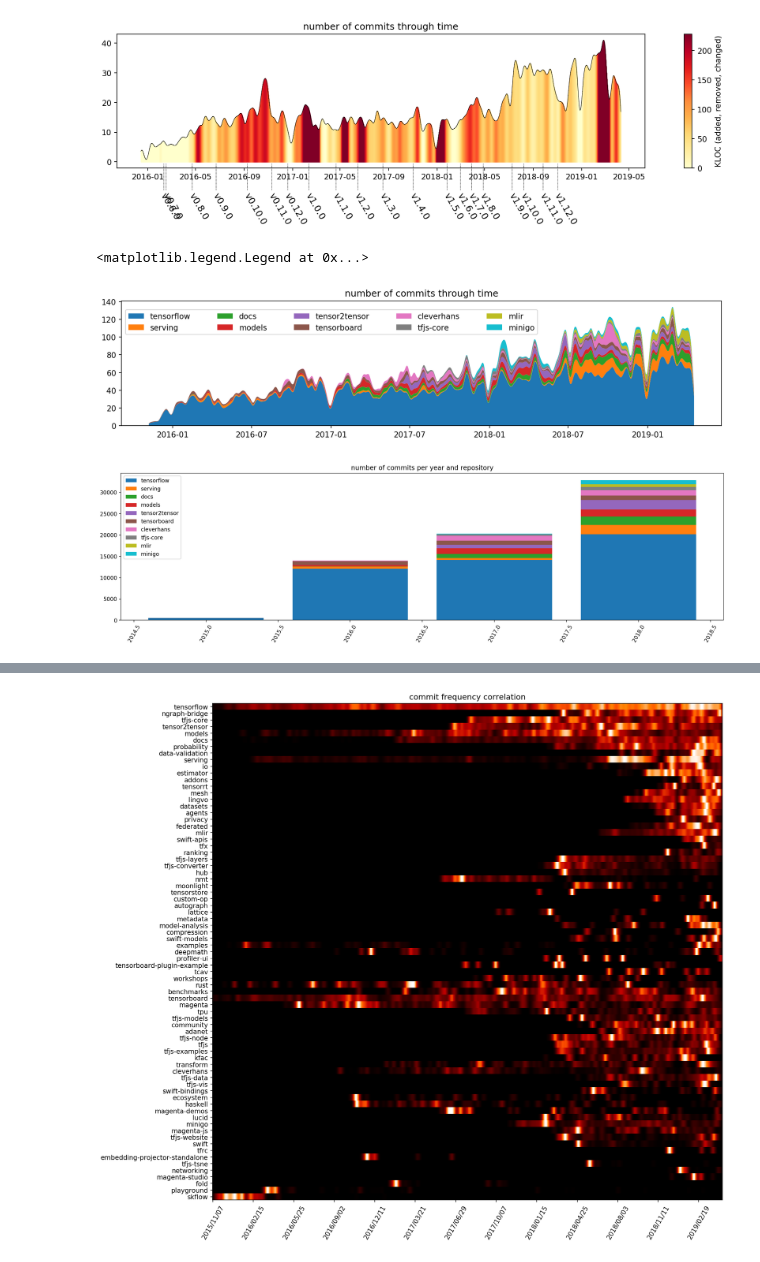
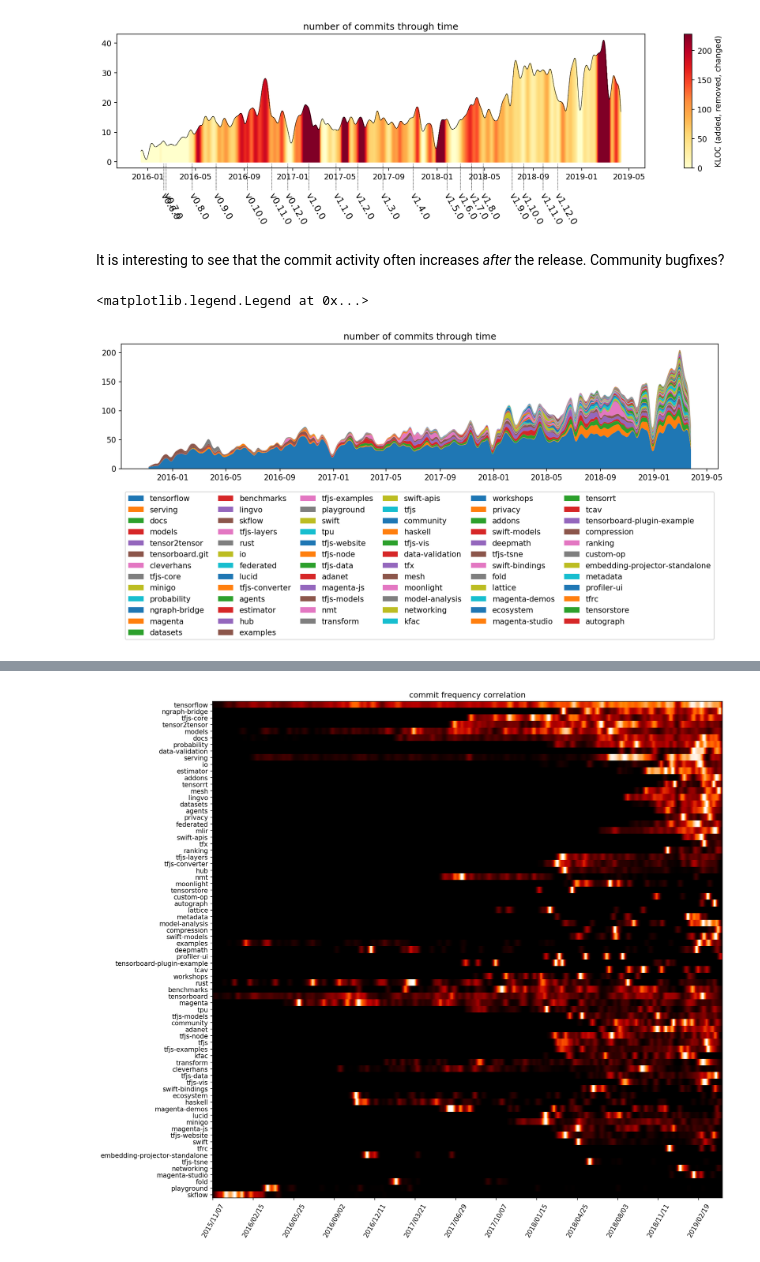
Before and after one commit to src-d/engine-analyses, a Jupyter notebook: tensorflow.ipynb, the cells around one changed output, grey strips where cells are left out. Saved outputs shown, nothing was run; the diff lists cells and outputs as text; code cells hidden in the pictures.

```diff
--- a/tensorflow.ipynb
+++ b/tensorflow.ipynb
@@ -243,0 +244,2 @@ for i, repo in enumerate(repos):
+# %%
+rcParams["figure.figsize"] = (14, 3)
@@ -556,17 +553,15 @@ from labours import ProtobufReader
 reader = ProtobufReader()
 reader.read(tensorflow_hercules)
 name = reader.get_name()
-start_date, end_date = reader.get_header()
-start_date, end_date = map(datetime.datetime.fromtimestamp, [start_date, end_date])
-start_date, end_date = map(lambda dt: datetime.datetime(dt.year, dt.month, dt.day), [start_date, end_date])
+start_date, end_date = [datetime.datetime.fromtimestamp(dt).date() for dt in reader.get_header()]
 people, days_herc = reader.get_devs()
 date_index = {start_date + datetime.timedelta(days=i):i for i in range((end_date - start_date).days + 1)}
 # %%
-# find gardener
-gardener_id = [i for i, p in enumerate(people) if "gardener@tensorflow.org" in p]
-assert len(gardener_id) == 1, gardener_id
-gardener_id = gardener_id[0]
-print(people[gardener_id])
+# find the Gardener
+gardener_indexes = [i for i, p in enumerate(people) if "gardener@tensorflow.org" in p]
+assert len(gardener_indexes) == 1, gardener_indexes
+gardener_index = gardener_indexes[0]
+print(people[gardener_index])
 # %% [output]
 a. unique tensorflower|tensorflower gardener|gardener@tensorflow.org|nobody@tensorflow.org
 # %%
@@ -603,7 +598,7 @@ for y, m, d, c in zip(years_gardener, months_gardener, days_gardener, counts_gar
 # hercules data
 for day_ind, devs in days_herc.items():
         for developer_ind, stats in devs.items():
-            if gardener_id == developer_ind:
+            if gardener_index == developer_ind:
                 combined_data[day_ind, columns_ind["commits_herc"]] += stats.Commits
                 combined_data[day_ind, columns_ind["added"]] += stats.Added
                 combined_data[day_ind, columns_ind["removed"]] += stats.Removed
@@ -689,6 +684,8 @@ cb = mpl.colorbar.ColorbarBase(cax, cmap=matplotlib.cm.get_cmap(color_map),
 cb.set_label("KLOC (added, removed, changed)")
 # %% [output]
 [figure]
+# %% [markdown]
+It is interesting to see that the commit activity often increases *after* the release. Community bugfixes?
 # %%
 repos, years, months, days, counts = run("""
   SELECT repository_id as repo,
@@ -699,73 +696,36 @@ repos, years, months, days, counts = run("""
   FROM commits
   WHERE commit_author_when <= now()
   GROUP BY repo, year, month, day
   ORDER BY repo, year, month, day
 """)
 
 from itertools import groupby
 repos_dict = {}
 for r, g in groupby(zip(repos, years, months, days, counts), lambda t: t[0]):
     g = list(g)
     repos_dict[r] = [[e[i] for e in g] for i in range(1, 5)]
 ncommits = sorted([(sum(p[-1]), r) for (r, p) in repos_dict.items()], reverse=True)
 timeline = sorted(set(zip(years, months, days)))
 date_range = pandas.date_range(datetime.datetime(*timeline[0]),
                                datetime.datetime(*timeline[-1]))
 
 def smooth_scatter_counts(years, months, days, counts):
     """Turn a date-value mapping to a uniform time series."""
     vals = zeros(len(date_range))
     filled = {(y, m, d): c for (y, m, d, c) in zip(years, months, days, counts)}
     for i, dt in enumerate(date_range):
         vals[i] = filled.get((dt.year, dt.month, dt.day), 0)
     window = slepian(32, 0.5)
     window /= sum(window)
     return convolve(vals, window, "same")
 
-repos_to_vis = list(reversed(sorted(((k, sum(v[3])) for k, v in repos_dict.items()), key=lambda x: x[1])))
-repos_to_vis = repos_to_vis[:10]
-repos_to_vis = [k for k, v in repos_to_vis]
-labels = repos_to_vis
-
 title("number of commits through time")
-matrix = zeros((len(repos_to_vis), len(date_range)))
+matrix = zeros((len(repos_dict), len(date_range)))
 for i, (_, repo) in enumerate(ncommits):
-    if repo in repos_to_vis:
-        matrix[i] = smooth_scatter_counts(*repos_dict[repo])
-
-stackplot(date_range, matrix, labels=labels)
-legend(mode="expand", loc="lower center", ncol=5, bbox_to_anchor=(0., 0.7, 0.7, 0.3))
+    matrix[i] = smooth_scatter_counts(*repos_dict[repo])
+stackplot(date_range, matrix, labels=[r for _, r in ncommits])
+xticks()
+legend(mode="expand", loc="lower center", ncol=6, bbox_to_anchor=(0, -1.4, 1., 0))
 # %% [output]
 <matplotlib.legend.Legend at 0x...>
-[figure, old version]
+[figure, new version]
-# %%
-repos, years, counts = run("""
-  SELECT repository_id as repo,
-         YEAR(commit_author_when) as year,
-         COUNT(*) as n
-  FROM commits
-  WHERE commit_author_when <= now()
-  GROUP BY repo, year
-""")
-
-values = {repo: {} for repo in repos}
-for repo, year, count in zip(repos, years, counts):
-    values[repo][year] = values.get(year, 0) + count
-years = list(range(min(years), max(years)))
-totals = [(repo, sum(values[repo].values())) for repo in values]
-large_repos = repos_to_vis #[v[0] for v in sorted(totals, key=lambda x: -x[1])]
-
-plt.figure(figsize=(20,5), dpi=200)
-plt.title('number of commits per year and repository')
-
-bottom = np.zeros(len(years))
-for repo in large_repos:
-    vals = [values[repo].get(year, 0) for year in years]
-    plt.bar(years, vals, bottom=bottom)
-    bottom += vals
-
-plt.legend(large_repos)
-plt.xticks(rotation=60)
-plt.show()
-# %% [output]
-[figure, removed]
```
Also changed, not shown: parts of 18 cells of this notebook.
